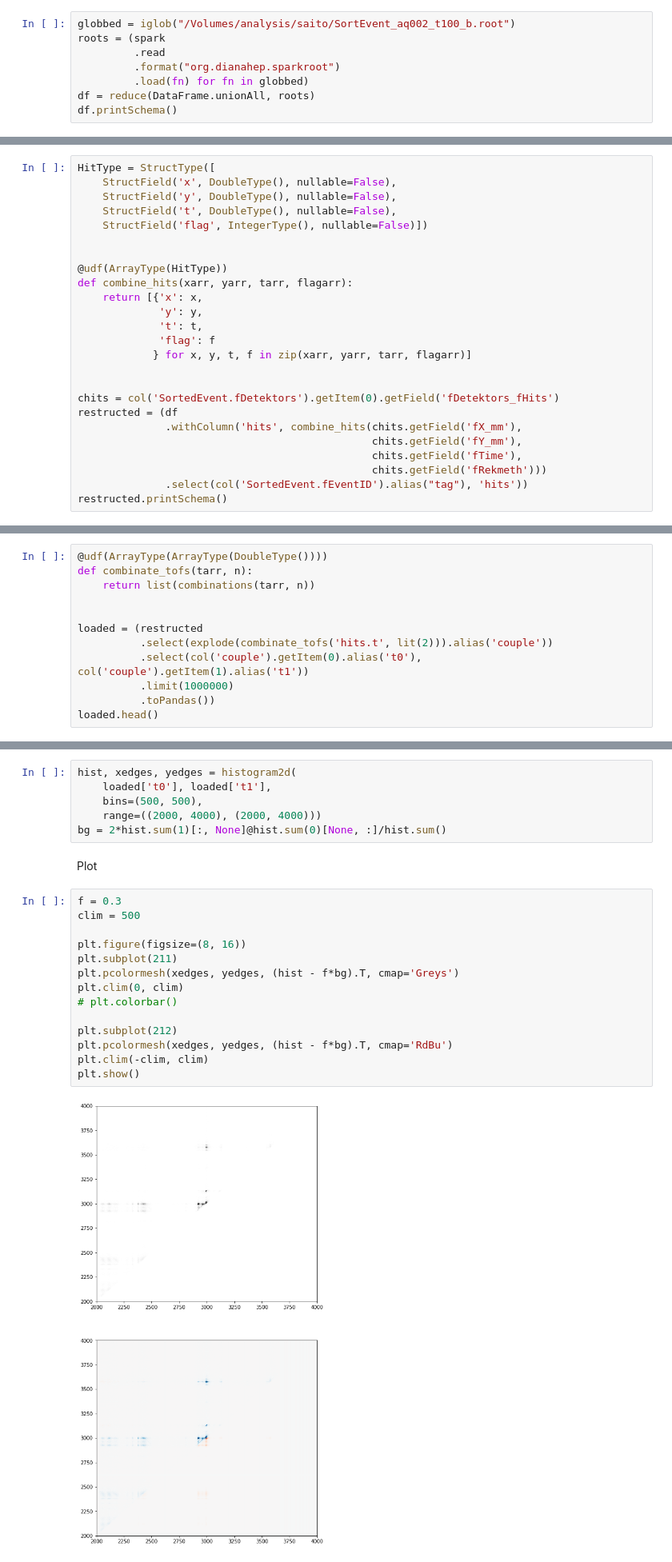
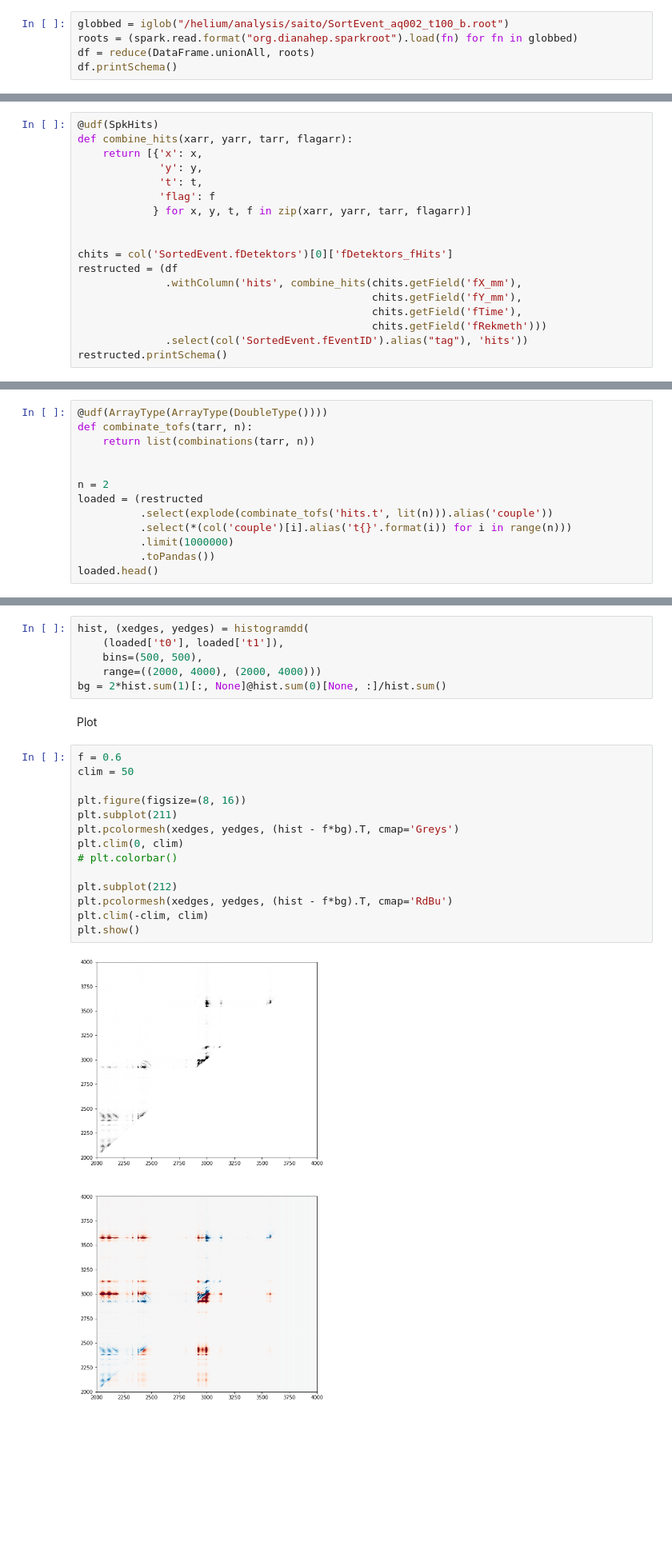
Before and after one commit to DaehyunPY/sp8-delayline, a Jupyter notebook: examples/PIPICO.ipynb, the cells around one changed output, grey strips where cells are left out. Shown: that part at 80% size. Cells and saved outputs as stored; diff of their text form; blank space fills up the shorter version.

```diff
--- a/examples/PIPICO.ipynb
+++ b/examples/PIPICO.ipynb
@@ -25,11 +26,8 @@ spark = builder.getOrCreate()
 # %% [markdown]
 Read root files
 # %%
-globbed = iglob("/Volumes/analysis/saito/SortEvent_aq002_t100_b.root")
-roots = (spark
-         .read
-         .format("org.dianahep.sparkroot")
-         .load(fn) for fn in globbed)
+globbed = iglob("/helium/analysis/saito/SortEvent_aq002_t100_b.root")
+roots = (spark.read.format("org.dianahep.sparkroot").load(fn) for fn in globbed)
 df = reduce(DataFrame.unionAll, roots)
 df.printSchema()
 # %% [output]
@@ -53,14 +51,7 @@ root
 # %% [markdown]
 Restruct
 # %%
-HitType = StructType([
-    StructField('x', DoubleType(), nullable=False),
-    StructField('y', DoubleType(), nullable=False),
-    StructField('t', DoubleType(), nullable=False),
-    StructField('flag', IntegerType(), nullable=False)])
-
-
-@udf(ArrayType(HitType))
+@udf(SpkHits)
 def combine_hits(xarr, yarr, tarr, flagarr):
     return [{'x': x,
              'y': y,
@@ -69,7 +60,7 @@ def combine_hits(xarr, yarr, tarr, flagarr):
             } for x, y, t, f in zip(xarr, yarr, tarr, flagarr)]
 
 
-chits = col('SortedEvent.fDetektors').getItem(0).getField('fDetektors_fHits')
+chits = col('SortedEvent.fDetektors')[0]['fDetektors_fHits']
 restructed = (df
               .withColumn('hits', combine_hits(chits.getField('fX_mm'),
                                                chits.getField('fY_mm'),
@@ -96,9 +87,10 @@ def combinate_tofs(tarr, n):
     return list(combinations(tarr, n))
 
 
+n = 2
 loaded = (restructed
-          .select(explode(combinate_tofs('hits.t', lit(2))).alias('couple'))
-          .select(col('couple').getItem(0).alias('t0'), col('couple').getItem(1).alias('t1'))
+          .select(explode(combinate_tofs('hits.t', lit(n))).alias('couple'))
+          .select(*(col('couple')[i].alias('t{}'.format(i)) for i in range(n)))
           .limit(1000000)
           .toPandas())
 loaded.head()
@@ -112,28 +104,28 @@ loaded.head()
 # %% [markdown]
 Estimate PIPICO
 # %%
-hist, xedges, yedges = histogram2d(
-    loaded['t0'], loaded['t1'],
+hist, (xedges, yedges) = histogramdd(
+    (loaded['t0'], loaded['t1']),
     bins=(500, 500),
     range=((2000, 4000), (2000, 4000)))
 bg = 2*hist.sum(1)[:, None]@hist.sum(0)[None, :]/hist.sum()
 # %% [markdown]
 Plot
 # %%
-f = 0.3
-clim = 500
+f = 0.6
+clim = 50
 
 plt.figure(figsize=(8, 16))
 plt.subplot(211)
 plt.pcolormesh(xedges, yedges, (hist - f*bg).T, cmap='Greys')
 plt.clim(0, clim)
 # plt.colorbar()
 
 plt.subplot(212)
 plt.pcolormesh(xedges, yedges, (hist - f*bg).T, cmap='RdBu')
 plt.clim(-clim, clim)
 plt.show()
 # %% [output]
-[figure, old version]
+[figure, new version]
 # %%
 spark.stop()
```
Also changed, not shown: parts of 2 cells of this notebook, 1 other file.
